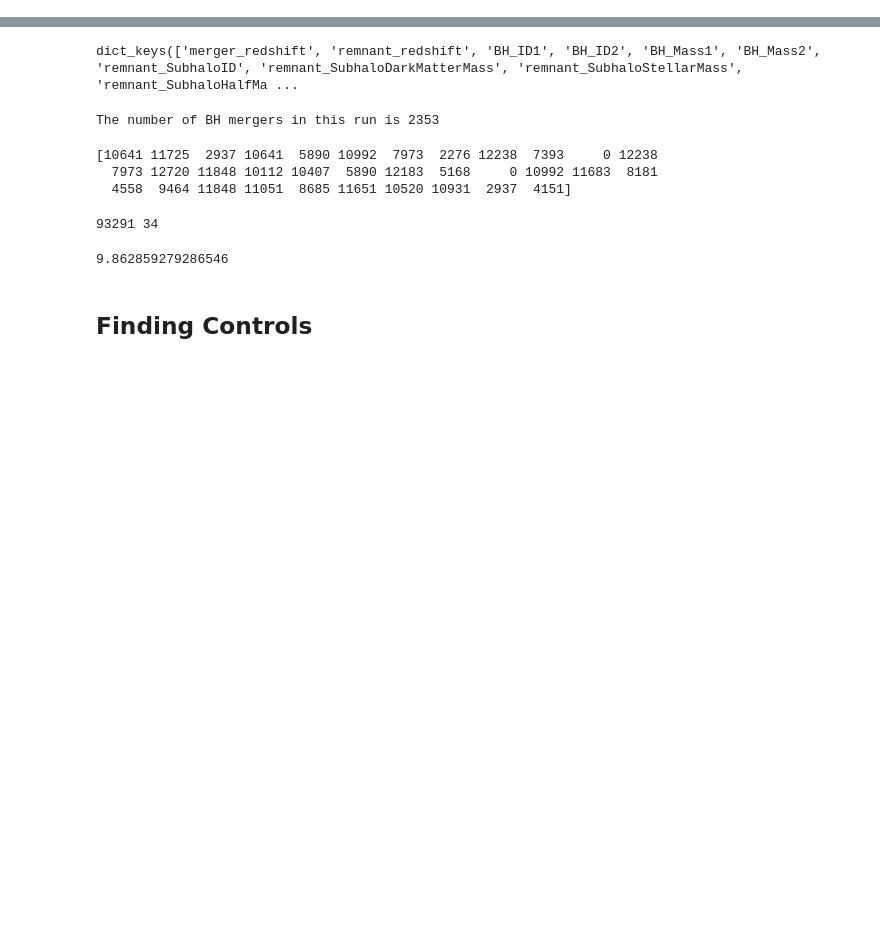
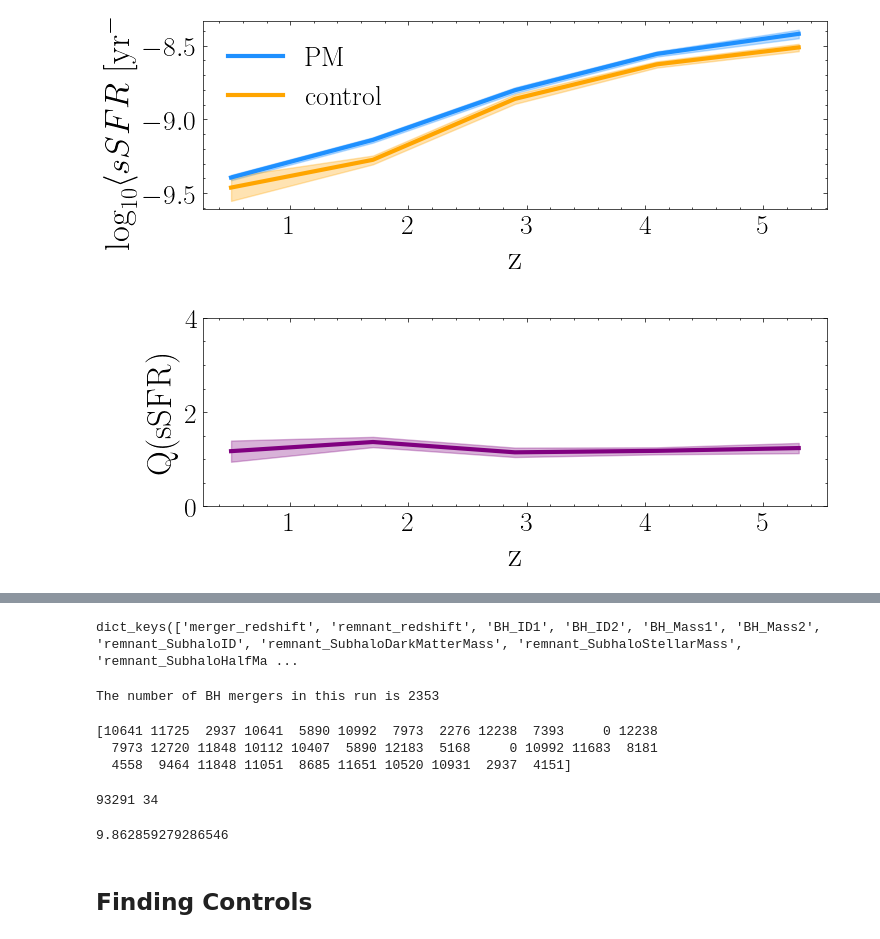
Before and after one commit to pranav-satheesh/host_galaxies, a Jupyter notebook: notebooks/control_samples_analysis_brahma.ipynb, the cells around one changed output, grey strips where cells are left out. Drawn from its saved outputs; the diff is of its cells as text; code cells hidden in the pictures; blank space fills up the shorter version.

```diff
--- a/notebooks/control_samples_analysis_brahma.ipynb
+++ b/notebooks/control_samples_analysis_brahma.ipynb
@@ -14,0 +55,5 @@ from tqdm import tqdm
+# %%
+fig,axes = brahma_control.plot_sSFR_evolution(z_min = 0,z_max = 6,z_binsize =1)
+fig.set_size_inches(8,6)
+# %% [output]
+[figure, added]
```
Also changed, not shown: parts of 9 cells of this notebook, 4 other files.
